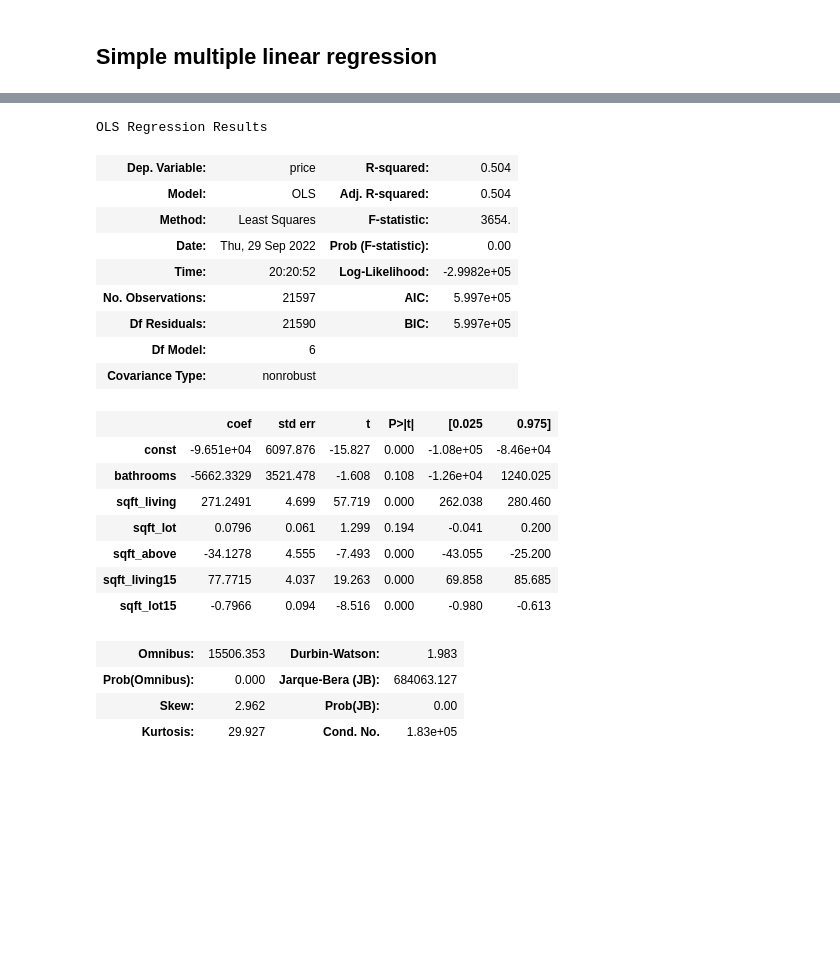
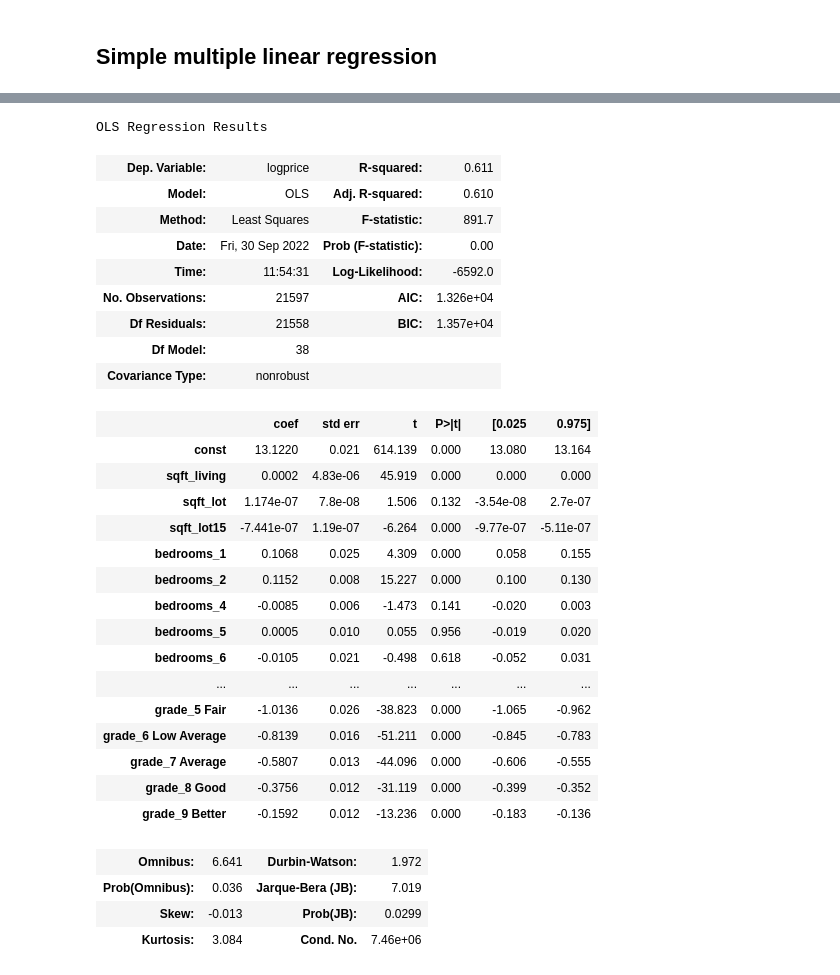
Before and after one commit to felix-n12/kingcounty, a Jupyter notebook: student-checkpoint.ipynb, the cells around one changed output, grey strips where cells are left out. Saved outputs shown, nothing was run; the diff lists cells and outputs as text; code cells hidden in the pictures; blank space fills up the shorter version.

Commit message:
At the third model

```diff
--- a/student-checkpoint.ipynb
+++ b/student-checkpoint.ipynb
@@ -365,0 +382,3 @@ rel_house
+# %%
+# Remedy for multicollinearity
+rel_house_data=rel_house_data.drop(['bathrooms'],axis=1)
@@ -422,15 +451,15 @@ Index(['bathrooms', 'sqft_living', 'sqft_lot', 'sqft_above', 'sqft_living15',
       dtype='object')
 # %%
-Xs=co1_rel_house[['bathrooms', 'sqft_living', 'sqft_lot', 'sqft_above', 'sqft_living15',
-       'sqft_lot15', 'bedrooms_1', 'bedrooms_2', 'bedrooms_4', 'bedrooms_5',
-       'bedrooms_6', 'bedrooms_7', 'bedrooms_8', 'bedrooms_9', 'bedrooms_10',
-       'bedrooms_11', 'bedrooms_33', 'floors_1.5', 'floors_2.0', 'floors_2.5',
-       'floors_3.0', 'floors_3.5', 'view_EXCELLENT', 'view_FAIR', 'view_GOOD',
-       'view_NONE', 'waterfront_YES', 'condition_Fair', 'condition_Good',
-       'condition_Poor', 'condition_Very Good', 'grade_11 Excellent',
-       'grade_12 Luxury', 'grade_13 Mansion', 'grade_3 Poor', 'grade_4 Low',
-       'grade_5 Fair', 'grade_6 Low Average', 'grade_7 Average',
-       'grade_8 Good', 'grade_9 Better']]
+Xs=co1_rel_house[['sqft_living', 'sqft_lot','sqft_lot15',
+                  'bedrooms_1', 'bedrooms_2', 'bedrooms_4', 'bedrooms_5',
+                  'bedrooms_6', 'bedrooms_7', 'bedrooms_8', 'bedrooms_9', 'bedrooms_10',
+                  'bedrooms_11', 'bedrooms_33', 'floors_1.5', 'floors_2.0', 'floors_2.5',
+                  'floors_3.0', 'floors_3.5', 'view_EXCELLENT', 'view_FAIR', 'view_GOOD',
+                  'view_NONE', 'waterfront_YES', 'condition_Fair', 'condition_Good',
+                  'condition_Poor', 'condition_Very Good', 'grade_11 Excellent',
+                  'grade_12 Luxury', 'grade_13 Mansion', 'grade_3 Poor', 'grade_4 Low',
+                  'grade_5 Fair', 'grade_6 Low Average', 'grade_7 Average',
+                  'grade_8 Good', 'grade_9 Better']]
 # %%
 model3=sm.OLS(endog=rel_house_data['price'],exog=sm.add_constant(Xs))
 results3=model3.fit()
@@ -481,29 +510,41 @@ newX=rel_house_data[['bathrooms',
+# %%
+#Getting the logarithm of price column
+rel_house_data['logprice']=np.log(rel_house_data['price'])
 # %%
-model1=sm.OLS(endog=rel_house_data['price'],exog=sm.add_constant(newX))
-results1=model1.fit()
-results1.summary()
+#Creating a log(target) model
+model5=sm.OLS(endog=rel_house_data['logprice'],exog=sm.add_constant(Xs))
+results5=model5.fit()
+results5.summary()
 # %% [output]
 OLS Regression Results
-| Dep. Variable: | price | R-squared: | 0.504 |
-| Model: | OLS | Adj. R-squared: | 0.504 |
-| Method: | Least Squares | F-statistic: | 3654. |
-| Date: | Thu, 29 Sep 2022 | Prob (F-statistic): | 0.00 |
-| Time: | 20:20:52 | Log-Likelihood: | -2.9982e+05 |
-| No. Observations: | 21597 | AIC: | 5.997e+05 |
-| Df Residuals: | 21590 | BIC: | 5.997e+05 |
-| Df Model: | 6 |  |  |
+| Dep. Variable: | logprice | R-squared: | 0.611 |
+| Model: | OLS | Adj. R-squared: | 0.610 |
+| Method: | Least Squares | F-statistic: | 891.7 |
+| Date: | Fri, 30 Sep 2022 | Prob (F-statistic): | 0.00 |
+| Time: | 11:54:31 | Log-Likelihood: | -6592.0 |
+| No. Observations: | 21597 | AIC: | 1.326e+04 |
+| Df Residuals: | 21558 | BIC: | 1.357e+04 |
+| Df Model: | 38 |  |  |
 | Covariance Type: | nonrobust |  |  |
 |  | coef | std err | t | P>|t| | [0.025 | 0.975] |
-| const | -9.651e+04 | 6097.876 | -15.827 | 0.000 | -1.08e+05 | -8.46e+04 |
-| bathrooms | -5662.3329 | 3521.478 | -1.608 | 0.108 | -1.26e+04 | 1240.025 |
-| sqft_living | 271.2491 | 4.699 | 57.719 | 0.000 | 262.038 | 280.460 |
-| sqft_lot | 0.0796 | 0.061 | 1.299 | 0.194 | -0.041 | 0.200 |
-| sqft_above | -34.1278 | 4.555 | -7.493 | 0.000 | -43.055 | -25.200 |
-| sqft_living15 | 77.7715 | 4.037 | 19.263 | 0.000 | 69.858 | 85.685 |
-| sqft_lot15 | -0.7966 | 0.094 | -8.516 | 0.000 | -0.980 | -0.613 |
+| const | 13.1220 | 0.021 | 614.139 | 0.000 | 13.080 | 13.164 |
+| sqft_living | 0.0002 | 4.83e-06 | 45.919 | 0.000 | 0.000 | 0.000 |
+| sqft_lot | 1.174e-07 | 7.8e-08 | 1.506 | 0.132 | -3.54e-08 | 2.7e-07 |
+| sqft_lot15 | -7.441e-07 | 1.19e-07 | -6.264 | 0.000 | -9.77e-07 | -5.11e-07 |
+| bedrooms_1 | 0.1068 | 0.025 | 4.309 | 0.000 | 0.058 | 0.155 |
+| bedrooms_2 | 0.1152 | 0.008 | 15.227 | 0.000 | 0.100 | 0.130 |
+| bedrooms_4 | -0.0085 | 0.006 | -1.473 | 0.141 | -0.020 | 0.003 |
+| bedrooms_5 | 0.0005 | 0.010 | 0.055 | 0.956 | -0.019 | 0.020 |
+| bedrooms_6 | -0.0105 | 0.021 | -0.498 | 0.618 | -0.052 | 0.031 |
+| ... | ... | ... | ... | ... | ... | ... |
+| grade_5 Fair | -1.0136 | 0.026 | -38.823 | 0.000 | -1.065 | -0.962 |
+| grade_6 Low Average | -0.8139 | 0.016 | -51.211 | 0.000 | -0.845 | -0.783 |
+| grade_7 Average | -0.5807 | 0.013 | -44.096 | 0.000 | -0.606 | -0.555 |
+| grade_8 Good | -0.3756 | 0.012 | -31.119 | 0.000 | -0.399 | -0.352 |
+| grade_9 Better | -0.1592 | 0.012 | -13.236 | 0.000 | -0.183 | -0.136 |
-| Omnibus: | 15506.353 | Durbin-Watson: | 1.983 |
-| Prob(Omnibus): | 0.000 | Jarque-Bera (JB): | 684063.127 |
-| Skew: | 2.962 | Prob(JB): | 0.00 |
-| Kurtosis: | 29.927 | Cond. No. | 1.83e+05 |
+| Omnibus: | 6.641 | Durbin-Watson: | 1.972 |
+| Prob(Omnibus): | 0.036 | Jarque-Bera (JB): | 7.019 |
+| Skew: | -0.013 | Prob(JB): | 0.0299 |
+| Kurtosis: | 3.084 | Cond. No. | 7.46e+06 |
 Notes:
 [1] Standard Errors assume that the covariance matrix of the errors is correctly specified.
```
Also changed, not shown: parts of 25 cells of this notebook.
